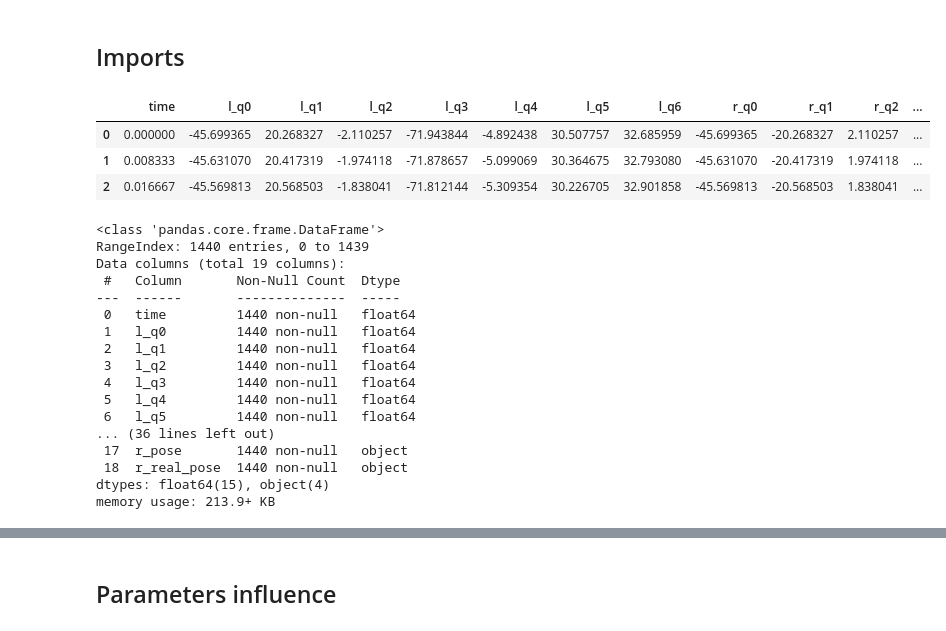
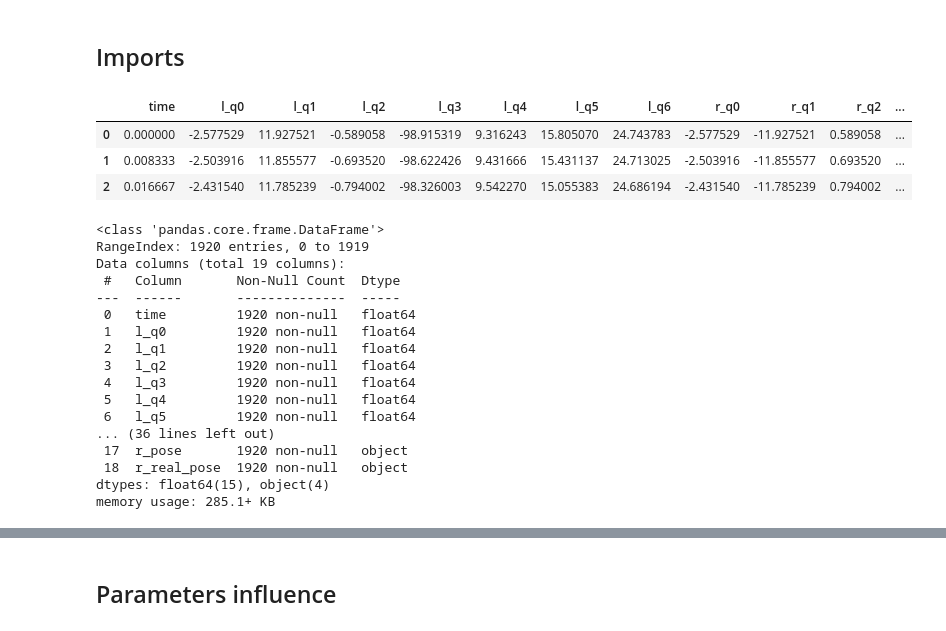
Before and after one commit to pollen-robotics/reachy2_qpik, a Jupyter notebook: src/example/pinocchio/metrics_eval.ipynb, the cells around one changed output, grey strips where cells are left out. Drawn from its saved outputs; the diff is of its cells as text; code cells hidden in the pictures.

```diff
--- a/src/example/pinocchio/metrics_eval.ipynb
+++ b/src/example/pinocchio/metrics_eval.ipynb
@@ -9,41 +9,41 @@ import pandas as pd
 import matplotlib.pyplot as plt
 from metrics import l2_error, rodrigues_error
 # %%
-test = "heart" # line, circle, heart
+test = "circle" # line, circle, heart
 
 filepath_sym = f'data/sym_{test}_data.csv'
 filepath_num = f'data/num_{test}_data.csv'
 filepath_qp = f'data/qp_{test}_data.csv'
 
 df_sym = pd.read_csv(filepath_sym, sep=",", header=0).copy()
 df_num = pd.read_csv(filepath_num, sep=",", header=0).copy()
 df_qp = pd.read_csv(filepath_qp, sep=",", header=0).copy()
 
 display(df_sym.head(3))
 df_sym.info()
 df_num.info()
 # %% [output]
 |  | time | l_q0 | l_q1 | l_q2 | l_q3 | l_q4 | l_q5 | l_q6 | r_q0 | r_q1 | r_q2 | ... |
-| 0 | 0.000000 | -45.699365 | 20.268327 | -2.110257 | -71.943844 | -4.892438 | 30.507757 | 32.685959 | -45.699365 | -20.268327 | 2.110257 | ... |
-| 1 | 0.008333 | -45.631070 | 20.417319 | -1.974118 | -71.878657 | -5.099069 | 30.364675 | 32.793080 | -45.631070 | -20.417319 | 1.974118 | ... |
-| 2 | 0.016667 | -45.569813 | 20.568503 | -1.838041 | -71.812144 | -5.309354 | 30.226705 | 32.901858 | -45.569813 | -20.568503 | 1.838041 | ... |
+| 0 | 0.000000 | -2.577529 | 11.927521 | -0.589058 | -98.915319 | 9.316243 | 15.805070 | 24.743783 | -2.577529 | -11.927521 | 0.589058 | ... |
+| 1 | 0.008333 | -2.503916 | 11.855577 | -0.693520 | -98.622426 | 9.431666 | 15.431137 | 24.713025 | -2.503916 | -11.855577 | 0.693520 | ... |
+| 2 | 0.016667 | -2.431540 | 11.785239 | -0.794002 | -98.326003 | 9.542270 | 15.055383 | 24.686194 | -2.431540 | -11.785239 | 0.794002 | ... |
 <class 'pandas.core.frame.DataFrame'>
-RangeIndex: 1440 entries, 0 to 1439
+RangeIndex: 1920 entries, 0 to 1919
 Data columns (total 19 columns):
  #   Column       Non-Null Count  Dtype
 ---  ------       --------------  -----
- 0   time         1440 non-null   float64
- 1   l_q0         1440 non-null   float64
- 2   l_q1         1440 non-null   float64
- 3   l_q2         1440 non-null   float64
- 4   l_q3         1440 non-null   float64
- 5   l_q4         1440 non-null   float64
- 6   l_q5         1440 non-null   float64
+ 0   time         1920 non-null   float64
+ 1   l_q0         1920 non-null   float64
+ 2   l_q1         1920 non-null   float64
+ 3   l_q2         1920 non-null   float64
+ 4   l_q3         1920 non-null   float64
+ 5   l_q4         1920 non-null   float64
+ 6   l_q5         1920 non-null   float64
 ... (36 lines left out)
- 17  r_pose       1440 non-null   object
- 18  r_real_pose  1440 non-null   object
+ 17  r_pose       1920 non-null   object
+ 18  r_real_pose  1920 non-null   object
 dtypes: float64(15), object(4)
-memory usage: 213.9+ KB
+memory usage: 285.1+ KB
 # %%
 def parse_pose_matrix(matrix_str):
     """Convert a string of a matrix into a NumPy array."""
```
Also changed, not shown: parts of 3 cells of this notebook, 2 other files.
